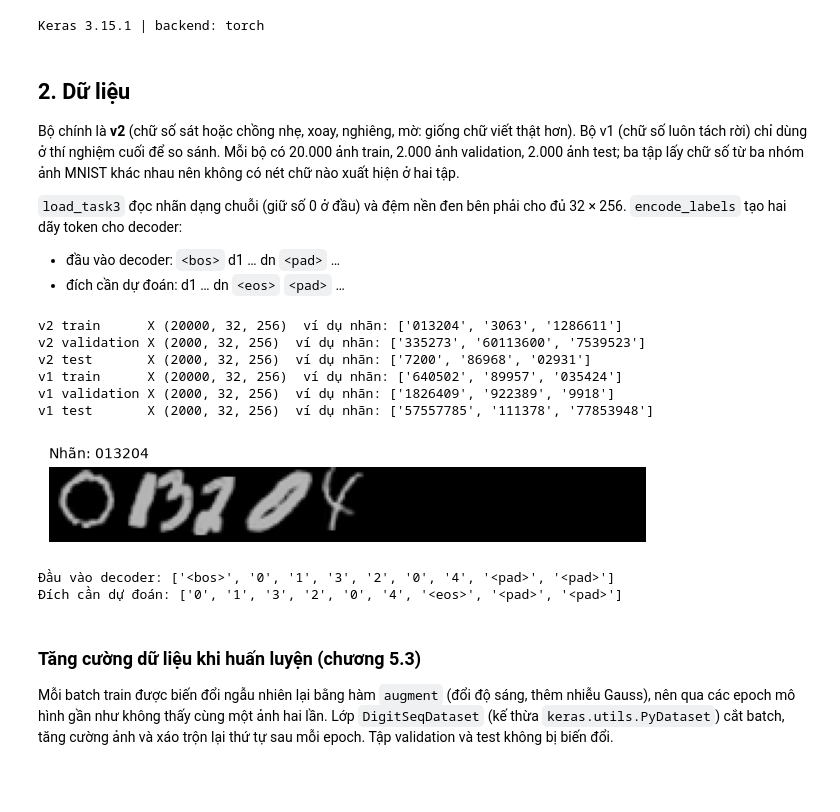
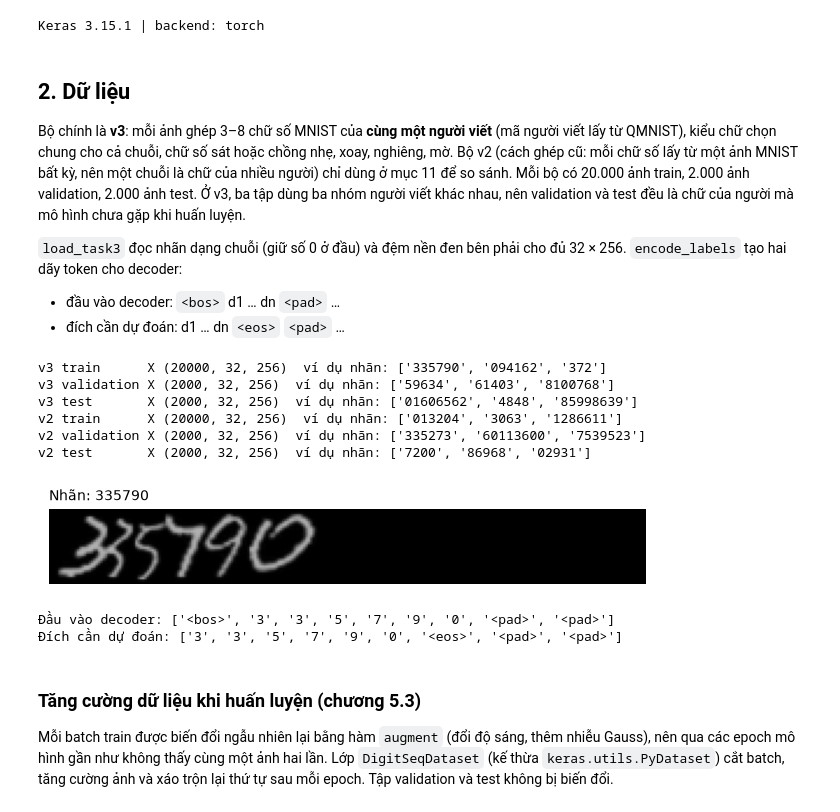
Before and after one commit to haminh109/hanoi-pm25-and-digit-string-recognition, a Jupyter notebook: 05_task3_model.ipynb, the cells around one changed output. Saved outputs shown, nothing was run; the diff lists cells and outputs as text; code cells hidden in the pictures; blank space fills up the shorter version.

```diff
--- a/05_task3_model.ipynb
+++ b/05_task3_model.ipynb
@@ -68,14 +68,17 @@ PALETTE = ["#2a78d6", "#eb6834", "#1baf7a", "#eda100"]
 # %% [markdown]
 ## 2. Dữ liệu
 
-Bộ chính là **v2** (chữ số sát hoặc chồng nhẹ, xoay, nghiêng, mờ: giống chữ viết thật hơn). Bộ v1 (chữ số luôn tách rời) chỉ dùng ở thí nghiệm cuối để so sánh. Mỗi bộ có 20.000 ảnh train, 2.000 ảnh validation, 2.000 ảnh test; ba tập lấy chữ số từ ba nhóm ảnh MNIST khác nhau nên không có nét chữ nào xuất hiện ở hai tập.
+Bộ chính là **v3**: mỗi ảnh ghép 3–8 chữ số MNIST của **cùng một người viết** (mã người viết lấy từ QMNIST), kiểu chữ chọn chung cho cả chuỗi, chữ số sát hoặc chồng nhẹ, xoay, nghiêng, mờ. Bộ v2 (cách ghép cũ: mỗi chữ số lấy từ một ảnh MNIST bất kỳ, nên một chuỗi là chữ của nhiều người) chỉ dùng ở mục 11 để so sánh. Mỗi bộ có 20.000 ảnh train, 2.000 ảnh validation, 2.000 ảnh test. Ở v3, ba tập dùng ba nhóm người viết khác nhau, nên validation và test đều là chữ của người mà mô hình chưa gặp khi huấn luyện.
 
 `load_task3` đọc nhãn dạng chuỗi (giữ số 0 ở đầu) và đệm nền đen bên phải cho đủ 32 × 256. `encode_labels` tạo hai dãy token cho decoder:
 - đầu vào decoder: `<bos>` d1 … dn `<pad>` …
 - đích cần dự đoán: d1 … dn `<eos>` `<pad>` …
 # %%
-V1_DIR = os.path.join(DATA_ROOT, "task3", "data", "mnist_sequences_v1")
-V2_DIR = os.path.join(DATA_ROOT, "task3", "data", "mnist_sequences_v2")
+TASK3_DATA = os.path.join(DATA_ROOT, "task3", "data")
+V3_DIR = os.path.join(TASK3_DATA, "mnist_sequences_v3")
+V2_DIR = os.path.join(TASK3_DATA, "mnist_sequences_v2")
+if not os.path.exists(V3_DIR):                                # chưa có bộ v3 thì sinh (khoảng 20 giây)
+    subprocess.run([sys.executable, "generate_data_v3.py"], cwd=os.path.join(DATA_ROOT, "task3"), check=True)
 
 
 def load_split(root, split):
@@ -85,35 +88,38 @@ def load_split(root, split):
 
 
 data = {}
-for version, root in [("v2", V2_DIR), ("v1", V1_DIR)]:
+for version, root in [("v3", V3_DIR), ("v2", V2_DIR)]:
+    if not os.path.exists(root):                              # bộ v2 cũ chỉ cần cho mục 11
+        print(f"Không có {root}: bỏ qua mục 11 (so sánh với bộ v2 cũ)")
+        continue
     for split in ["train", "validation", "test"]:
         data[version, split] = load_split(root, split)
         print(f"{version} {split:<10} X {data[version, split]['X'].shape}  ví dụ nhãn: {data[version, split]['labels'][:3]}")
 # %% [output]
+v3 train      X (20000, 32, 256)  ví dụ nhãn: ['335790', '094162', '372']
+v3 validation X (2000, 32, 256)  ví dụ nhãn: ['59634', '61403', '8100768']
+v3 test       X (2000, 32, 256)  ví dụ nhãn: ['01606562', '4848', '85998639']
 v2 train      X (20000, 32, 256)  ví dụ nhãn: ['013204', '3063', '1286611']
 v2 validation X (2000, 32, 256)  ví dụ nhãn: ['335273', '60113600', '7539523']
 v2 test       X (2000, 32, 256)  ví dụ nhãn: ['7200', '86968', '02931']
-v1 train      X (20000, 32, 256)  ví dụ nhãn: ['640502', '89957', '035424']
-v1 validation X (2000, 32, 256)  ví dụ nhãn: ['1826409', '922389', '9918']
-v1 test       X (2000, 32, 256)  ví dụ nhãn: ['57557785', '111378', '77853948']
 # %%
 def to_float(X):
     # uint8 (N, 32, 256) -> float32 (N, 32, 256, 1), giá trị trong [0, 1]
     return (X.astype("float32") / 255.0)[..., None]
 
 
-d = data["v2", "train"]
+d = data["v3", "train"]
 fig, ax = plt.subplots(figsize=(7, 1.2))
 ax.imshow(d["X"][0], cmap="gray", vmin=0, vmax=255)
 ax.set_title(f"Nhãn: {d['labels'][0]}", fontsize=9, loc="left")
 ax.axis("off")
 plt.show()
 print("Đầu vào decoder:", [TOKEN_NAMES[t] for t in d["dec_in"][0]])
 print("Đích cần dự đoán:", [TOKEN_NAMES[t] for t in d["dec_out"][0]])
 # %% [output]
-[figure, old version]
+[figure, new version]
-Đầu vào decoder: ['<bos>', '0', '1', '3', '2', '0', '4', '<pad>', '<pad>']
-Đích cần dự đoán: ['0', '1', '3', '2', '0', '4', '<eos>', '<pad>', '<pad>']
+Đầu vào decoder: ['<bos>', '3', '3', '5', '7', '9', '0', '<pad>', '<pad>']
+Đích cần dự đoán: ['3', '3', '5', '7', '9', '0', '<eos>', '<pad>', '<pad>']
 # %% [markdown]
 ### Tăng cường dữ liệu khi huấn luyện (chương 5.3)
 
```
Also changed, not shown: parts of 53 cells of this notebook, 55 other files.
